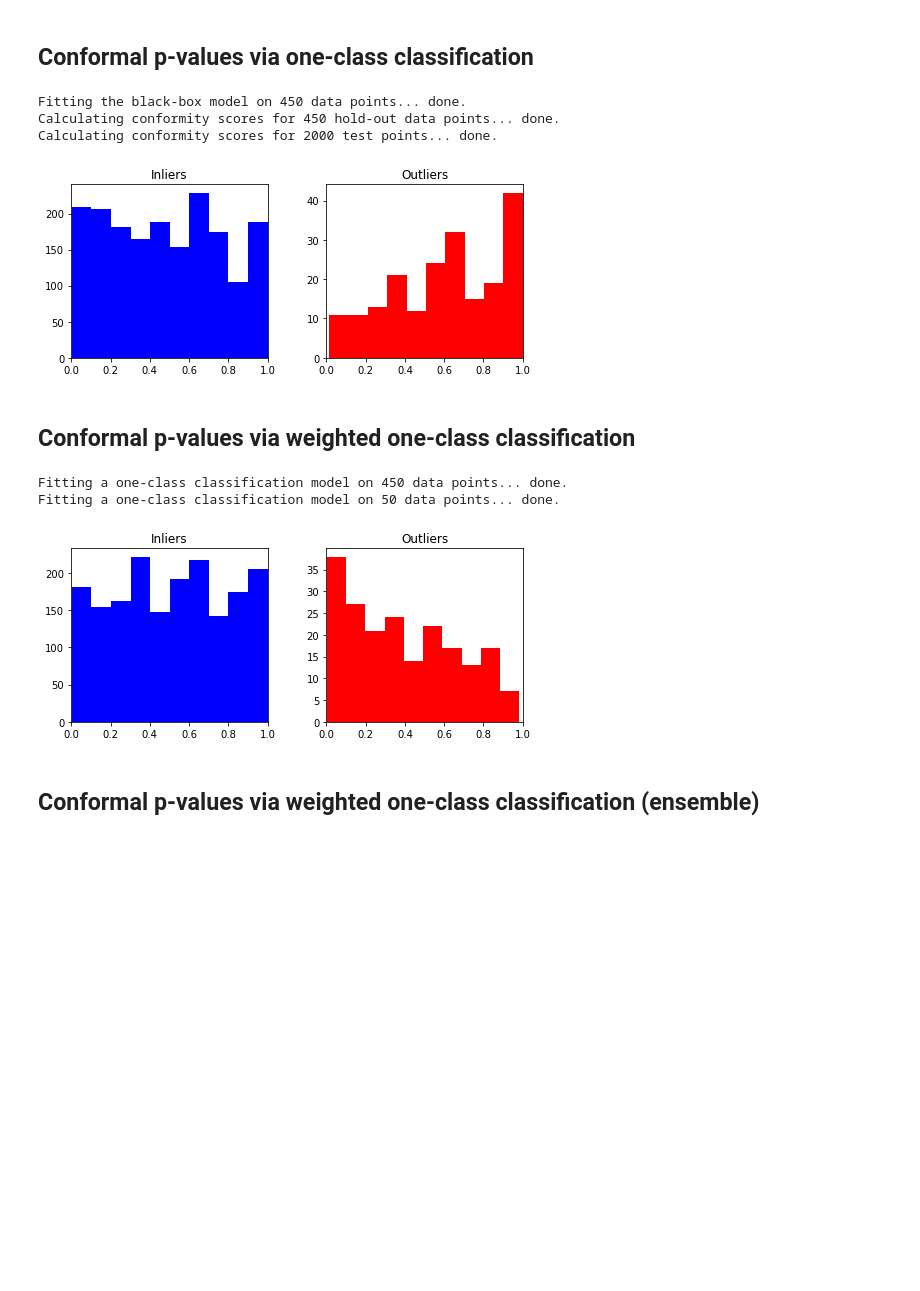
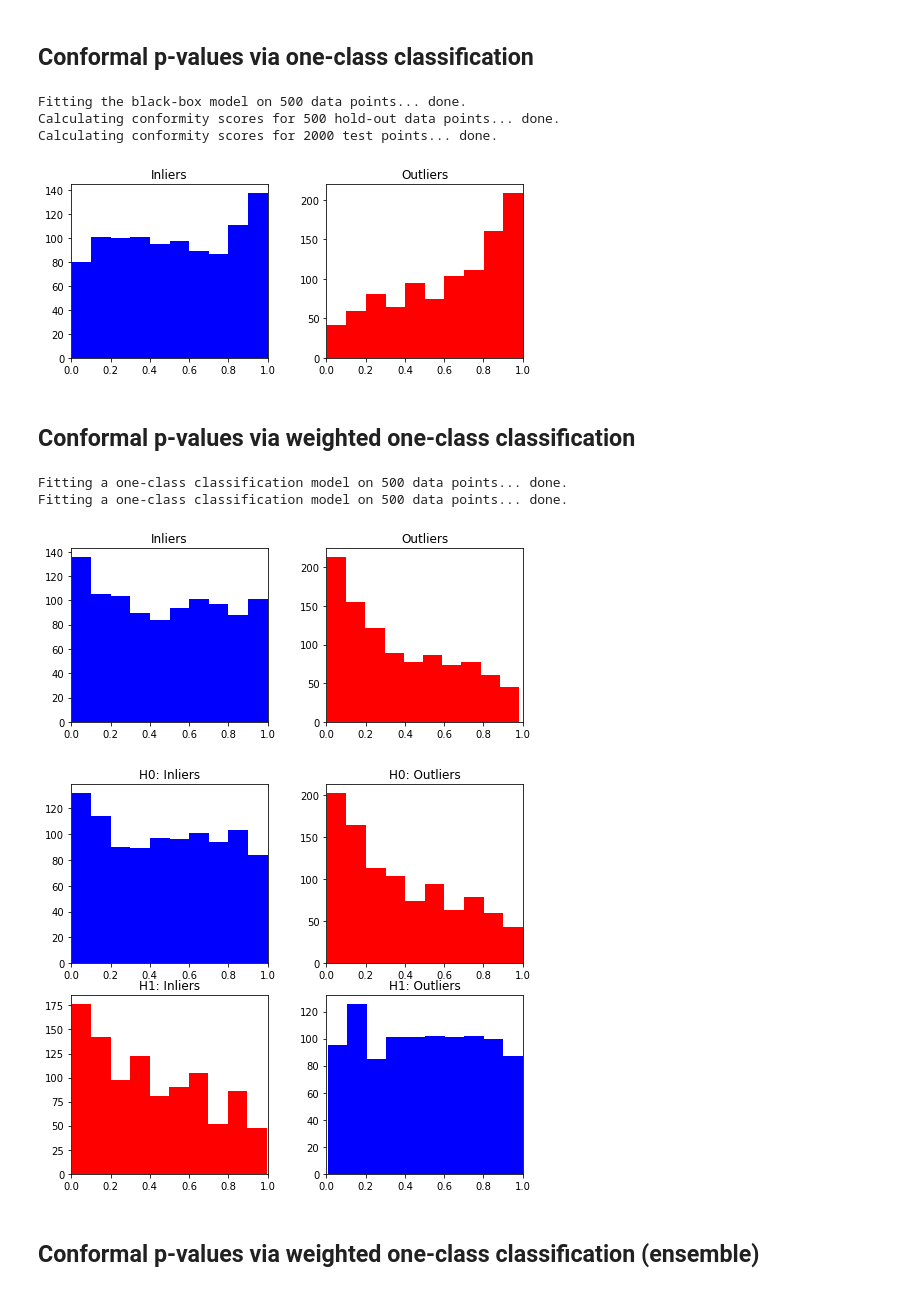
Before and after one commit to ZiyiLiang/weighted_conformal_pvalues, a Jupyter notebook: examples/example-1.ipynb, the cells around one changed output. Saved outputs shown, nothing was run; the diff lists cells and outputs as text; code cells hidden in the pictures; blank space fills up the shorter version.

```diff
--- a/examples/example-1.ipynb
+++ b/examples/example-1.ipynb
@@ -38,11 +38,11 @@ The autoreload extension is already loaded. To reload it, use:
 # %% [markdown]
 ## Data generation
 # %%
-from models import GaussianMixture, ConcentricCircles, BinomialModel
+from models import GaussianMixture, ConcentricCircles, ConcentricCircles2, ConcentricCirclesMixture, BinomialModel
 
 random_state = 2022
 
-model_name = "ConcentricCircles"
+model_name = "circles"
 
 if model_name == "GaussianMixture":
     p = 20        # Number of features
@@ -51,18 +51,18 @@ if model_name == "GaussianMixture":
     purity = 0.8    # Proportion of inliers
     n = 1000          # Number of observations
 
-elif model_name == "ConcentricCircles":
+elif model_name == "circles":
     p = 100        # Number of features
-    a = 0.9       # Signal amplitude
-    model = ConcentricCircles(p, a, random_state=random_state)
-    purity = 0.9      # Proportion of inliers
-    n = 1000          # Number of observations
+    a = 0.75        # Signal amplitude
+    model = ConcentricCirclesMixture(p, a, random_state=random_state)
+    purity = 0.5      # Proportion of inliers
+    n = 2000          # Number of observations
 
 elif model_name == "BinomialModel":
     p = 100        # Number of features
     a = 2          # Signal amplitude
     model = BinomialModel(p, a, random_state=random_state)
-    purity = 0.9     # Proportion of inliers
+    purity = 0.8     # Proportion of inliers
     n = 500          # Number of observations
 
 else:
@@ -172,9 +172,9 @@ Calculating conformity scores for 2000 test points... done.
 ## Conformal p-values via one-class classification
 # %%
 # Define list of possible one-class classifiers with desired hyper-parameters
-bbox_occ_list = [IsolationForest(contamination=0.1,random_state=random_state),
-                 svm.OneClassSVM(nu=0.1, kernel="rbf"),
-                 LocalOutlierFactor(contamination=0.1, novelty=True)
+bbox_occ_list = [IsolationForest(contamination = 'auto', random_state=random_state),
+                 svm.OneClassSVM(nu=0.001, kernel="rbf", gamma=0.1),
+                 LocalOutlierFactor(contamination='auto', novelty=True)
                ]
 
 # Choose a one-class classifier algorithm
@@ -201,41 +201,60 @@ axs[0].set_xlim(0,1)
 axs[1].set_xlim(0,1)
 plt.show()
 # %% [output]
-Fitting the black-box model on 450 data points... done.
-Calculating conformity scores for 450 hold-out data points... done.
+Fitting the black-box model on 500 data points... done.
+Calculating conformity scores for 500 hold-out data points... done.
 Calculating conformity scores for 2000 test points... done.
-[figure, old version]
+[figure, new version]
 # %% [markdown]
 ## Conformal p-values via weighted one-class classification
 # %%
 from methods_split import WeightedOneClassConformal
 
 # Extract the inliers from the data
 X_in = X[Y==0]
 X_out = X[Y==1]
 
 # Choose a family of one-class classifiers
 bboxes_one = [bbox_occ]
 
 # Compute the p-values
 method_woc = WeightedOneClassConformal(X_in, X_out, bboxes_one=bboxes_one, calib_size=0.5, tuning=True)
-pvals_woneclass = method_woc.compute_pvalues(X_test)
+pvals_woneclass, pvals_woneclass_0, pvals_woneclass_1 = method_woc.compute_pvalues(X_test, return_prepvals=True)
 
 ## Plot the p-values
 fig, axs = plt.subplots(1,2, figsize=(7,3))
 fig.tight_layout()
 plt.subplots_adjust(wspace=0.3)
 axs[0].hist(pvals_woneclass[Y_test==0], color="blue")
 axs[1].hist(pvals_woneclass[Y_test==1], color="red")
 axs[0].title.set_text('Inliers')
 axs[1].title.set_text('Outliers')
 axs[0].set_xlim(0,1)
 axs[1].set_xlim(0,1)
 plt.show()
+
+## Plot the preliminary p-values
+fig, axs = plt.subplots(2,2, figsize=(7,6))
+fig.tight_layout()
+plt.subplots_adjust(wspace=0.3)
+axs[0,0].hist(pvals_woneclass_0[Y_test==0], color="blue")
+axs[0,1].hist(pvals_woneclass_0[Y_test==1], color="red")
+axs[1,0].hist(pvals_woneclass_1[Y_test==0], color="red")
+axs[1,1].hist(pvals_woneclass_1[Y_test==1], color="blue")
+axs[0,0].title.set_text('H0: Inliers')
+axs[0,1].title.set_text('H0: Outliers')
+axs[1,0].title.set_text('H1: Inliers')
+axs[1,1].title.set_text('H1: Outliers')
+axs[0,0].set_xlim(0,1)
+axs[0,1].set_xlim(0,1)
+axs[1,0].set_xlim(0,1)
+axs[1,1].set_xlim(0,1)
+plt.show()
 # %% [output]
-Fitting a one-class classification model on 450 data points... done.
-Fitting a one-class classification model on 50 data points... done.
+Fitting a one-class classification model on 500 data points... done.
+Fitting a one-class classification model on 500 data points... done.
-[figure, old version]
+[figure, new version]
+[figure, added]
 # %% [markdown]
 ## Conformal p-values via weighted one-class classification (ensemble)
 # %%
```
Also changed, not shown: parts of 11 cells of this notebook, 2 other files.
